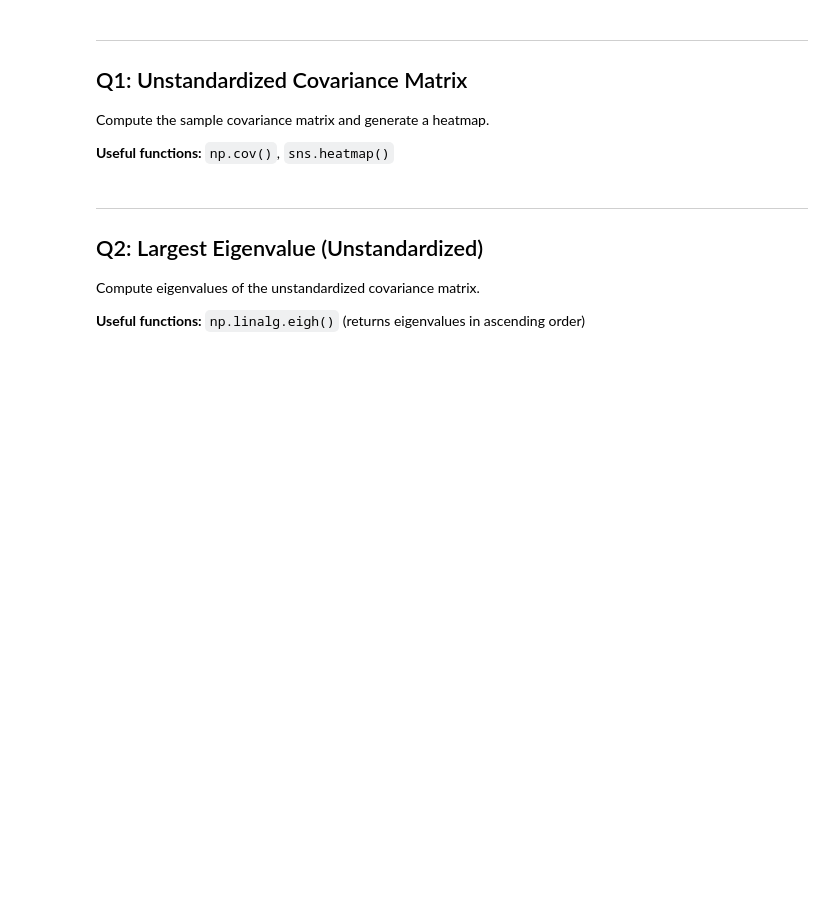
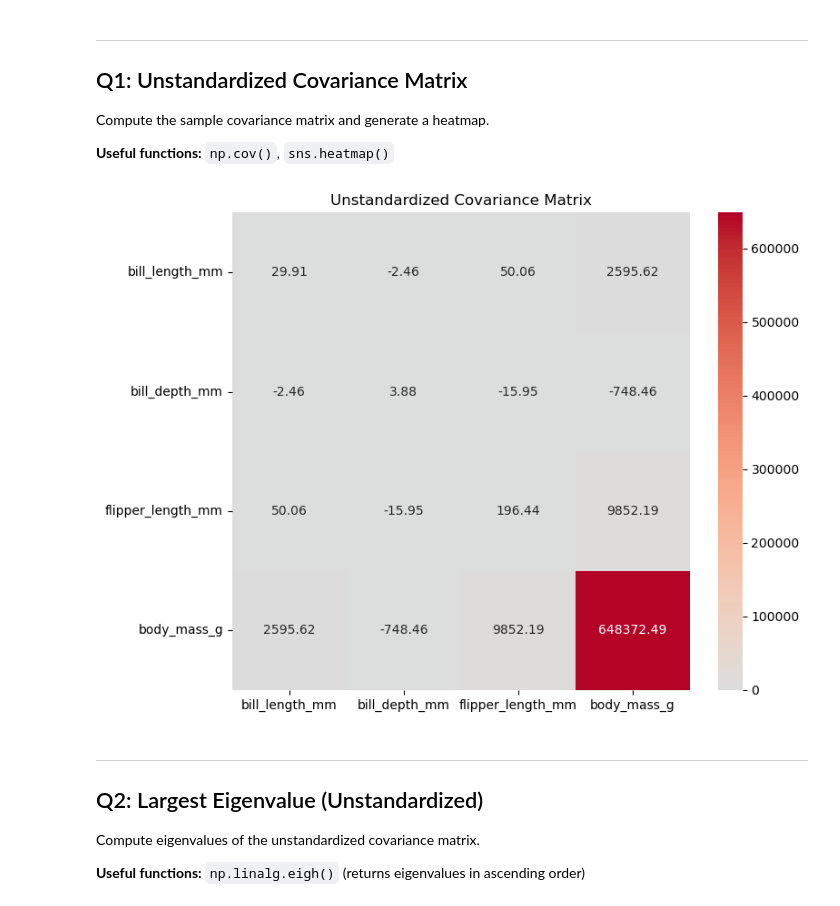
Before and after one commit to upticks100/Projects, a Jupyter notebook: STA437/assignment-1-starter-python.ipynb, the cells around one changed output. Saved outputs shown, nothing was run; the diff lists cells and outputs as text; code cells hidden in the pictures; blank space fills up the shorter version.

```diff
--- a/STA437/assignment-1-starter-python.ipynb
+++ b/STA437/assignment-1-starter-python.ipynb
@@ -30,7 +33,9 @@ Compute the sample covariance matrix and generate a heatmap.
 
 **Useful functions:** `np.cov()`, `sns.heatmap()`
 # %%
-# Your code here
+cov_unstandardized = np.cov(X, rowvar=False)
+# %% [output]
+[figure, added]
 # %% [markdown]
 ---
 ## Q2: Largest Eigenvalue (Unstandardized)
```
Also changed, not shown: parts of 1 cell of this notebook.
